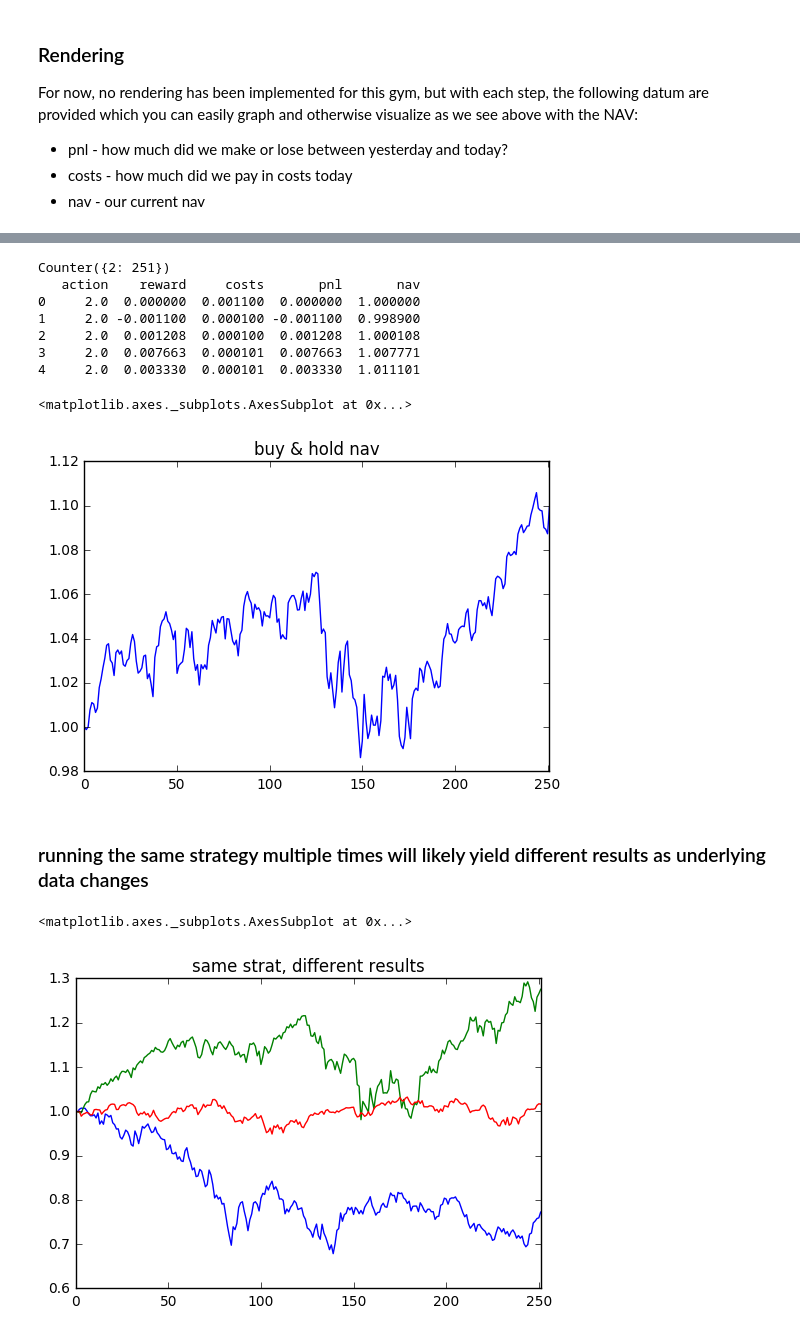
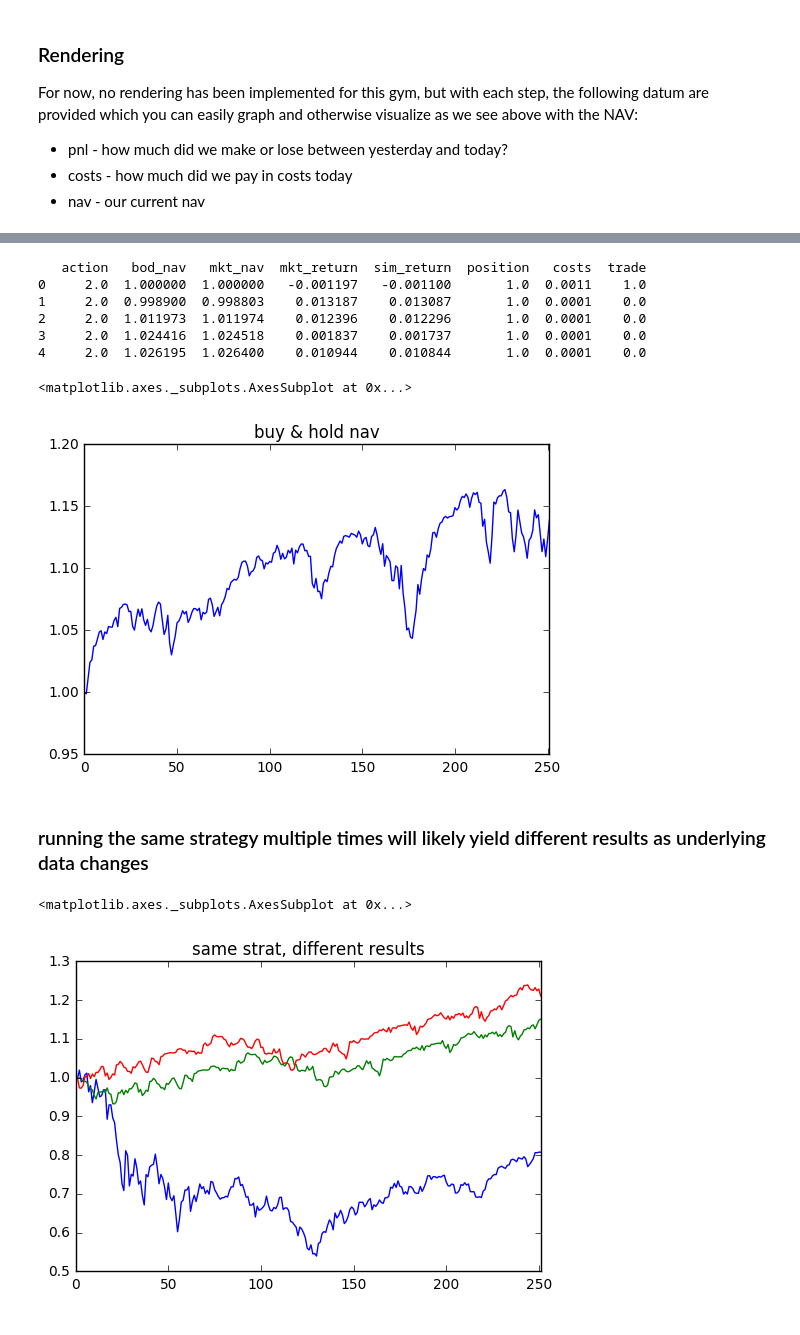
Before and after one commit to hackthemarket/gym-trading, a Jupyter notebook: gym_trading/envs/TradingEnv.ipynb, the cells around one changed output, grey strips where cells are left out. Drawn from its saved outputs; the diff is of its cells as text; code cells hidden in the pictures.

```diff
--- a/gym_trading/envs/TradingEnv.ipynb
+++ b/gym_trading/envs/TradingEnv.ipynb
@@ -87,34 +87,29 @@ stayflat     = lambda o,e: 1   # stand pat
 buyandhold   = lambda o,e: 2   # buy on day #1 and hold
 randomtrader = lambda o,e: e.action_space.sample() # retail trader
 
-# first we need to create the DayRunnr
-runnr = te.DayRunnr(env)
+# to run singly, we call run_strat.  we are returned a dataframe containing
+#  all steps in the sim.
+bhdf = env.run_strat(buyandhold)
 
-# to run singly, we call run_strat.  we are returned a dataframe containing
-#  all steps in the sim and a counter enumerating the actions.
-bhdf,bhac = runnr.run_strat(buyandhold)
-
-print bhac
 print bhdf.head()
 
 # we can easily plot our nav in time:
-bhdf.nav.plot(title='buy & hold nav')
+bhdf.bod_nav.plot(title='buy & hold nav')
 # %% [output]
-Counter({2: 251})
-   action    reward     costs       pnl       nav
-0     2.0  0.000000  0.001100  0.000000  1.000000
-1     2.0 -0.001100  0.000100 -0.001100  0.998900
-2     2.0  0.001208  0.000100  0.001208  1.000108
-3     2.0  0.007663  0.000101  0.007663  1.007771
-4     2.0  0.003330  0.000101  0.003330  1.011101
+   action   bod_nav   mkt_nav  mkt_return  sim_return  position   costs  trade
+0     2.0  1.000000  1.000000   -0.001197   -0.001100       1.0  0.0011    1.0
+1     2.0  0.998900  0.998803    0.013187    0.013087       1.0  0.0001    0.0
+2     2.0  1.011973  1.011974    0.012396    0.012296       1.0  0.0001    0.0
+3     2.0  1.024416  1.024518    0.001837    0.001737       1.0  0.0001    0.0
+4     2.0  1.026195  1.026400    0.010944    0.010844       1.0  0.0001    0.0
 <matplotlib.axes._subplots.AxesSubplot at 0x...>
-[figure, old version]
+[figure, new version]
 # %% [markdown]
 ### running the same strategy multiple times will likely yield different results as underlying data changes
 # %%
-runnr.run_strat(buyandhold)[0].nav.plot(title='same strat, different results')
-runnr.run_strat(buyandhold)[0].nav.plot()
-runnr.run_strat(buyandhold)[0].nav.plot()
+env.run_strat(buyandhold).bod_nav.plot(title='same strat, different results')
+env.run_strat(buyandhold).bod_nav.plot()
+env.run_strat(buyandhold).bod_nav.plot()
 # %% [output]
 <matplotlib.axes._subplots.AxesSubplot at 0x...>
-[figure, old version]
+[figure, new version]
```
Also changed, not shown: parts of 16 cells of this notebook, 3 other files.
